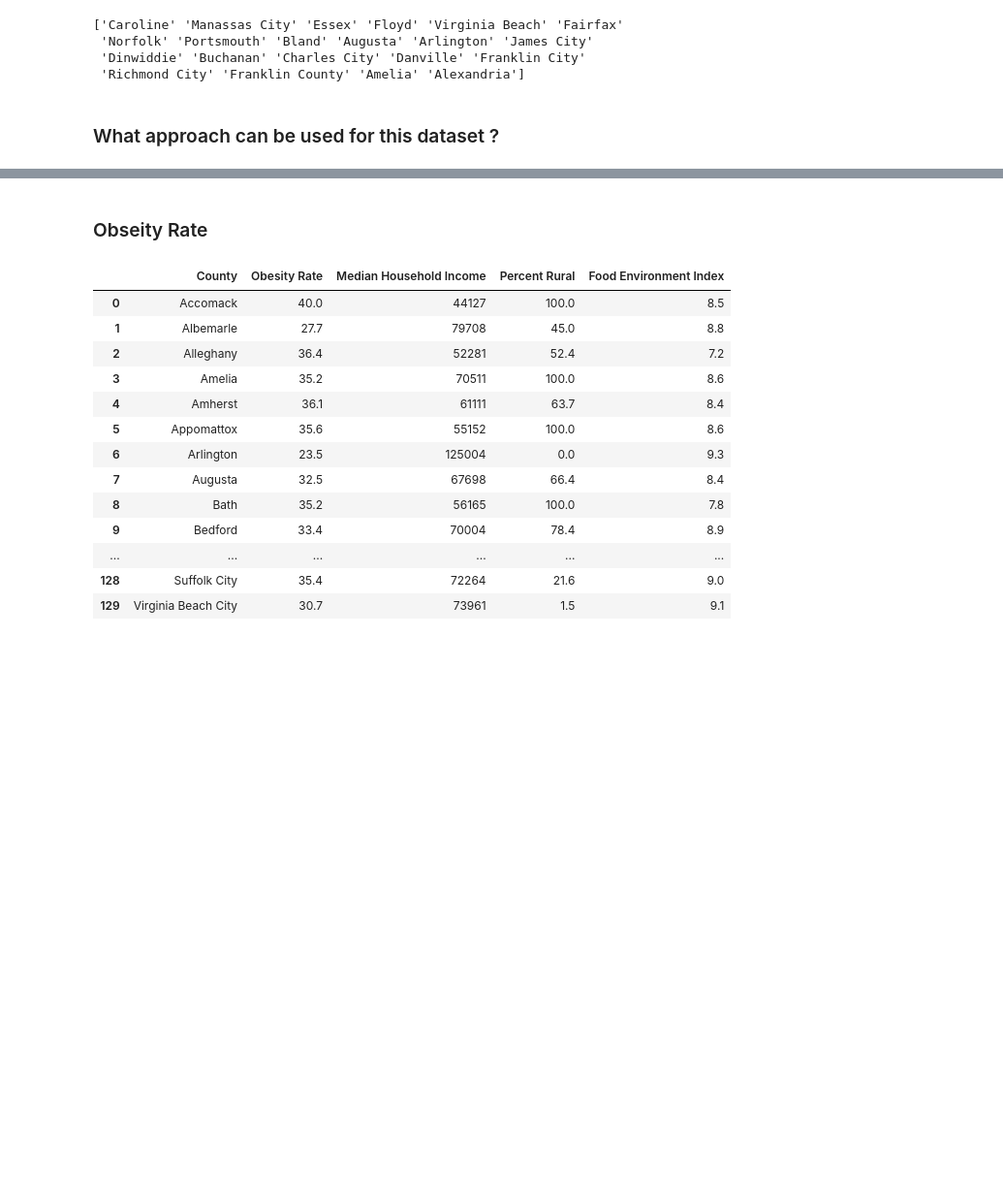
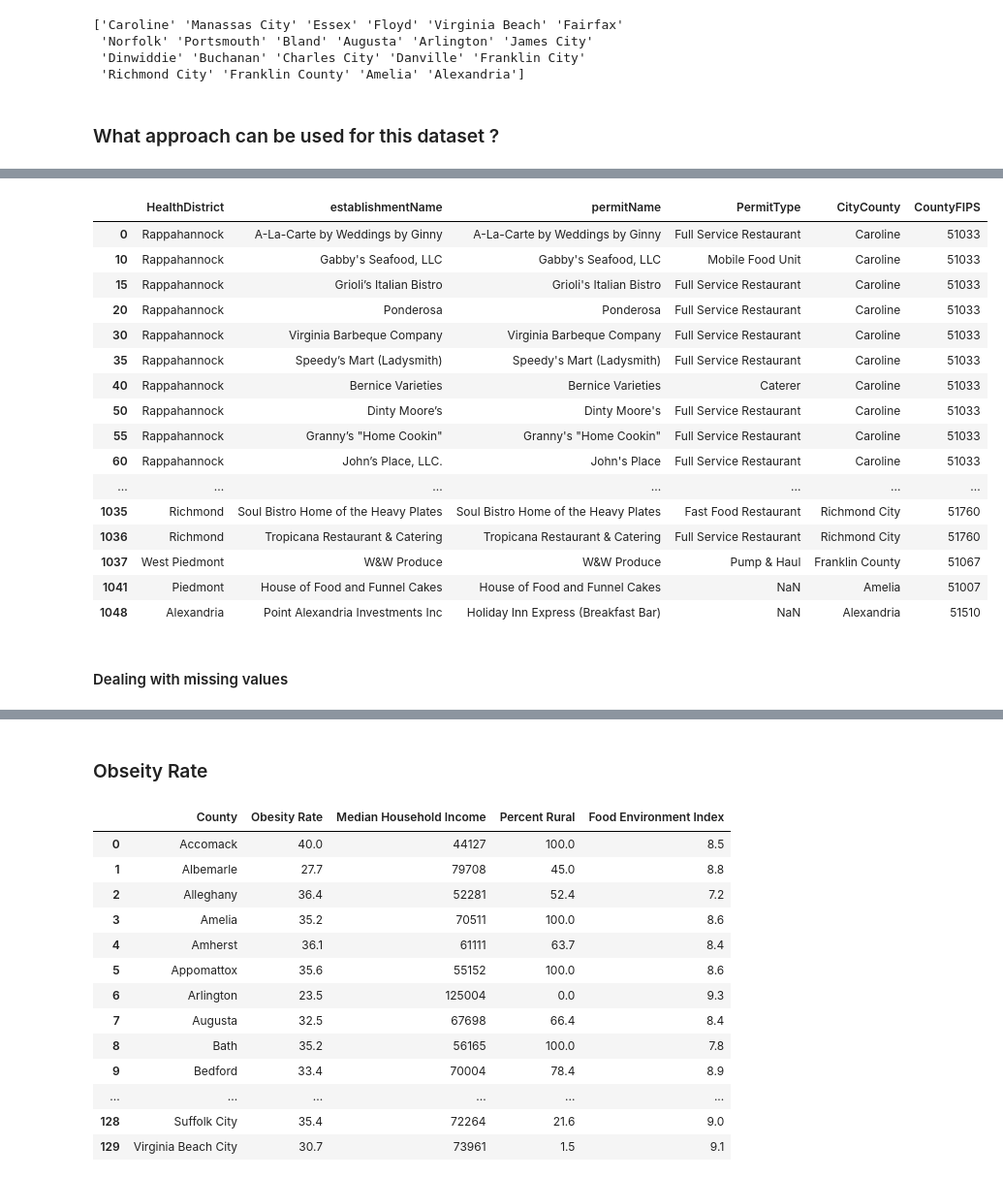
Before and after one commit to connorpepin/CMDA-Capstone, a Jupyter notebook: VDH.ipynb, the cells around one changed output, grey strips where cells are left out. Shown at 97% size. Drawn from its saved outputs; the diff is of its cells as text; code cells hidden in the pictures; blank space fills up the shorter version.

```diff
--- a/VDH.ipynb
+++ b/VDH.ipynb
@@ -180,0 +194,35 @@ import seaborn as sns
+# %%
+# Replace values of 'Full Service Restaurant' with 'Full Service Restaurant/Caterer'
+data['PermitType'] = data['PermitType'].replace('Full Service Restaurant/Caterer','Full Service Restaurant' )
+data['PermitType'] = data['PermitType'].replace('Restaurant','Full Service Restaurant' )
+data['PermitType'] = data['PermitType'].replace('Restaurant/Caterer','Full Service Restaurant' )
+
+
+# Replace values of Mobile food unit with  Mobile Food Unit
+
+data['PermitType'] = data['PermitType'].replace('Mobile food unit', 'Mobile Food Unit')
+
+# Replace values of Carry out only   with Carry Out Food Service Only
+
+data['PermitType'] = data['PermitType'].replace('Carry out only' , 'Carry Out Food Service Only ')
+
+# Replace values of Temporary restaurant  with Temporary Restaurant
+data['PermitType'] = data['PermitType'].replace('Temporary restaurant', 'Temporary Restaurant')
+
+# Replace values of Convenience Store Food Service  with Convenience Store
+data['PermitType'] = data['PermitType'].replace('Convenience Store' , 'Convenience Store Food Service')
+
+# Replace values of Child Care Center with Child Care Food Service
+data['PermitType'] = data['PermitType'].replace('Child Care Center', 'Child Care Food Service')
+
+# Replace values of Summer Food Service Program Kitchen  with Summer Food Service Program Feeding Site
+data['PermitType'] = data['PermitType'].replace('Summer Food Service Program Kitchen', 'Summer Food Service Program Feeding Site')
+
+# Replace Nursing homes with Nursing Home Food Service
+data['PermitType'] = data['PermitType'].replace('Nursing homes', 'Nursing Home Food Service')
+
+# Replace Seasonal Full Service Restaurant with Seasonal restaurant
+data['PermitType'] = data['PermitType'].replace('Seasonal Full Service Restaurant' , 'Seasonal restaurant ')
+
+# Replace Seasonal restaurant  with Seasonal restaurant ( Gaps )
+data['PermitType'] = data['PermitType'].replace('Seasonal restaurant ', 'Seasonal restaurant')
@@ -180,0 +261,20 @@ import seaborn as sns
+# %%
+data
+# %% [output]
+|  | HealthDistrict | establishmentName | permitName | PermitType | CityCounty | CountyFIPS |
+| 0 | Rappahannock | A-La-Carte by Weddings by Ginny | A-La-Carte by Weddings by Ginny | Full Service Restaurant | Caroline | 51033 |
+| 10 | Rappahannock | Gabby's Seafood, LLC | Gabby's Seafood, LLC | Mobile Food Unit | Caroline | 51033 |
+| 15 | Rappahannock | Grioli’s Italian Bistro | Grioli's Italian Bistro | Full Service Restaurant | Caroline | 51033 |
+| 20 | Rappahannock | Ponderosa | Ponderosa | Full Service Restaurant | Caroline | 51033 |
+| 30 | Rappahannock | Virginia Barbeque Company | Virginia Barbeque Company | Full Service Restaurant | Caroline | 51033 |
+| 35 | Rappahannock | Speedy’s Mart (Ladysmith) | Speedy's Mart (Ladysmith) | Full Service Restaurant | Caroline | 51033 |
+| 40 | Rappahannock | Bernice Varieties | Bernice Varieties | Caterer | Caroline | 51033 |
+| 50 | Rappahannock | Dinty Moore’s | Dinty Moore's | Full Service Restaurant | Caroline | 51033 |
+| 55 | Rappahannock | Granny’s "Home Cookin" | Granny's "Home Cookin" | Full Service Restaurant | Caroline | 51033 |
+| 60 | Rappahannock | John’s Place, LLC. | John's Place | Full Service Restaurant | Caroline | 51033 |
+| ... | ... | ... | ... | ... | ... | ... |
+| 1035 | Richmond | Soul Bistro Home of the Heavy Plates | Soul Bistro Home of the Heavy Plates | Fast Food Restaurant | Richmond City | 51760 |
+| 1036 | Richmond | Tropicana Restaurant & Catering | Tropicana Restaurant & Catering | Full Service Restaurant | Richmond City | 51760 |
+| 1037 | West Piedmont | W&W Produce | W&W Produce | Pump & Haul | Franklin County | 51067 |
+| 1041 | Piedmont | House of Food and Funnel Cakes | House of Food and Funnel Cakes | NaN | Amelia | 51007 |
+| 1048 | Alexandria | Point Alexandria Investments Inc | Holiday Inn Express (Breakfast Bar) | NaN | Alexandria | 51510 |
@@ -180,0 +287,2 @@ import seaborn as sns
+# %% [markdown]
+#### Dealing with missing values
```
Also changed, not shown: parts of 22 cells of this notebook.
